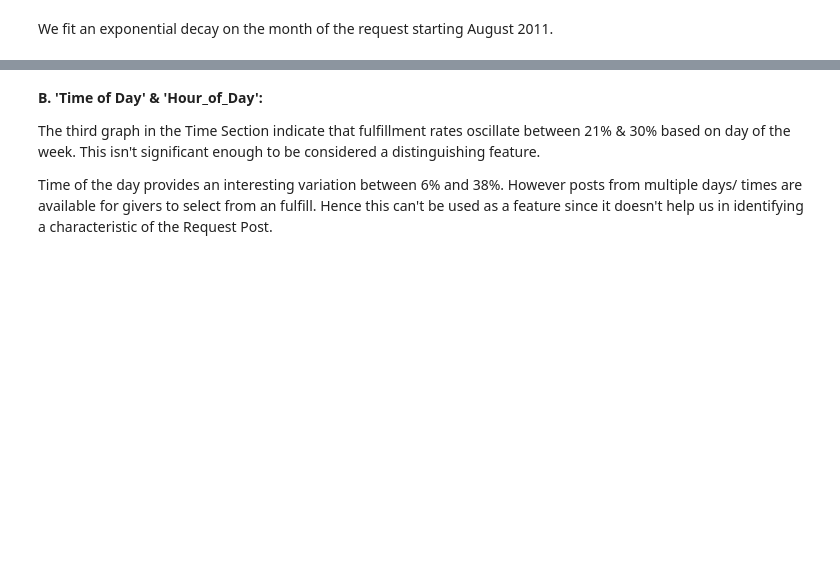
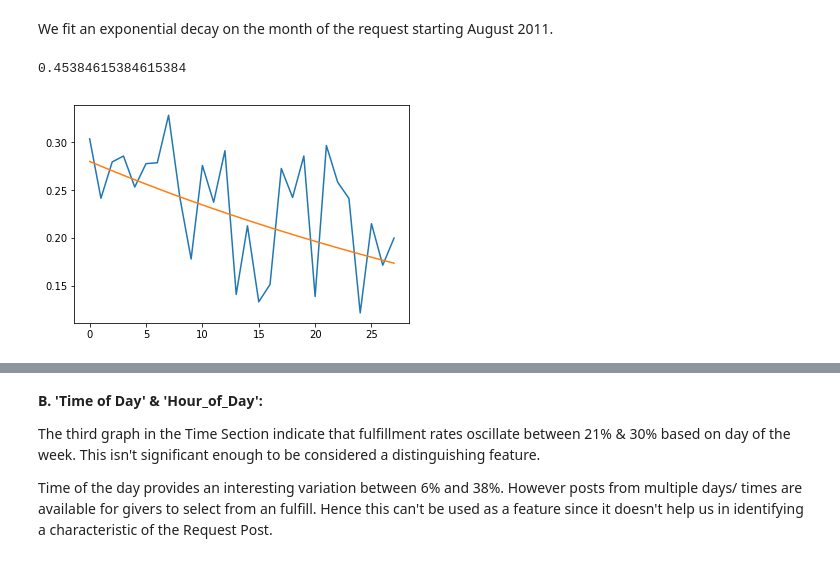
Before and after one commit to timspit/w207_final_project, a Jupyter notebook: W207_Group2_FinalProject_BajevaSpittleVenkataWu.ipynb, the cells around one changed output, grey strips where cells are left out. Drawn from its saved outputs; the diff is of its cells as text; code cells hidden in the pictures; blank space fills up the shorter version.

```diff
--- a/W207_Group2_FinalProject_BajevaSpittleVenkataWu.ipynb
+++ b/W207_Group2_FinalProject_BajevaSpittleVenkataWu.ipynb
@@ -1021,23 +1029,27 @@ ts_month2 = ts_month.assign(prop_granted = ts_month['granted requests'] / ts_mon
 ts_month2['log_prop_granted'] = np.log(ts_month2['prop_granted'])
 ts_month2['dateMo'] = pd.to_datetime(ts_month2.index)
 ts_month2['dateMo_threshold'] = pd.to_datetime('2011-08-01')
-ts_month2['diff_August2011'] = ts_month2['dateMo'].dt.to_period('M') - ts_month2['dateMo_threshold'].dt.to_period('M')
+#ts_month2['diff_August2011'] = ts_month2['dateMo'].dt.to_period('M') - ts_month2['dateMo_threshold'].dt.to_period('M')
+ts_month2['diff_August2011'] = (ts_month2['dateMo'].dt.year - ts_month2['dateMo_threshold'].dt.year) * 12 + ts_month2['dateMo'].dt.month - ts_month2['dateMo_threshold'].dt.month
 ts_month_subset = ts_month2['2011-08-01':]
 #print(ts_month2)
 #print(ts_month_subset)
 # %%
 expDecay_t = ts_month_subset['diff_August2011'].values.astype(float)
 expDecay_y = ts_month_subset['prop_granted'].values.astype(float)
 expDecay_log_y = ts_month_subset['log_prop_granted'].values.astype(float)
 expDecay_w = ts_month_subset['requests'].values.astype(float)
-expDecay_K, expDecay_A_log = np.polyfit(expDecay_t,expDecay_log_y,w=w, deg=1)
+expDecay_K, expDecay_A_log = np.polyfit(expDecay_t,expDecay_log_y,w=expDecay_w, deg=1)
 expDecay_A = np.exp(expDecay_A_log)
 expDecay_fit_y = expDecay_A * np.exp (expDecay_K * expDecay_t)
 plt.plot(expDecay_t, expDecay_y)
 plt.plot(expDecay_t, expDecay_fit_y)
 
 expDecay_July2011 = ts_month2['prop_granted'][ts_month2['dateMo']=='2011-07-01'][0]
 print(expDecay_July2011)
+# %% [output]
+0.45384615384615384
+[figure, added]
 # %%
 def add_time_features(input_df, output_df):
     cutoff_date = datetime.date(2011,7,31) # Cutting off on July 31
```
Also changed, not shown: parts of 11 cells of this notebook.
